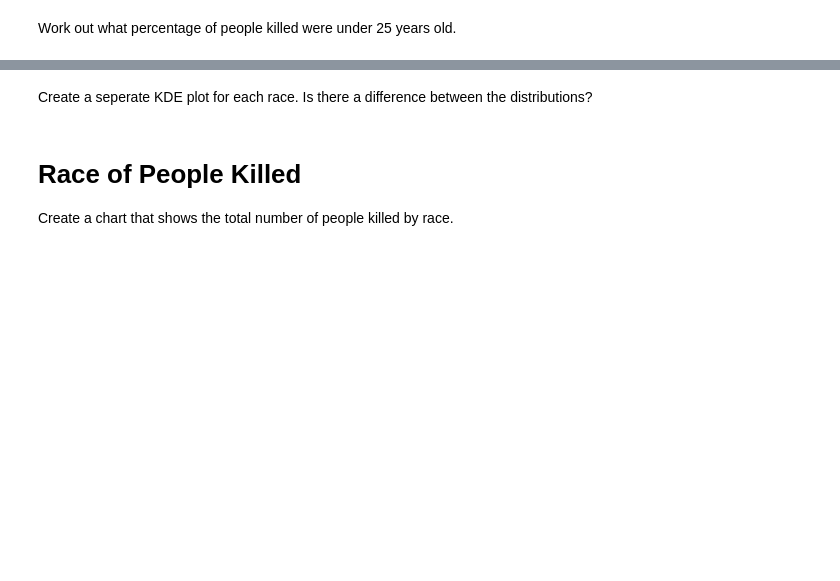
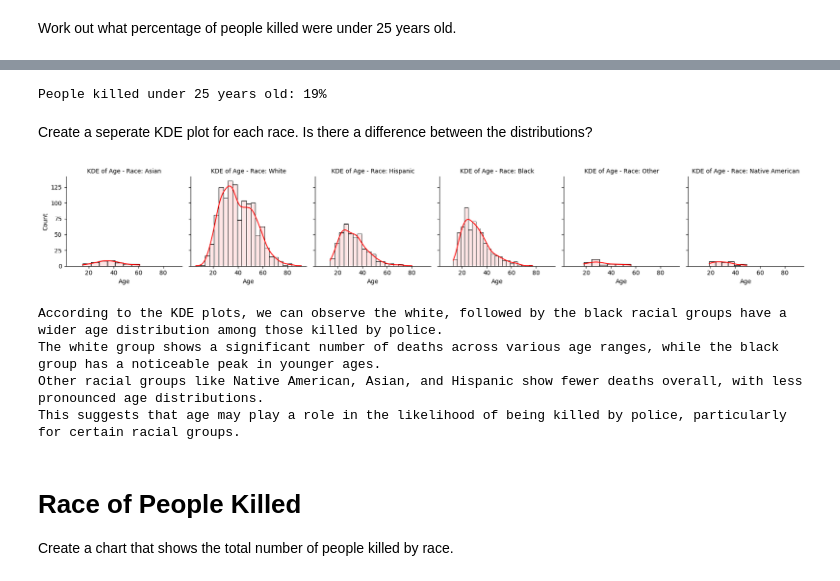
Before and after one commit to Lucasqrz1/100_days_of_code, a Jupyter notebook: Day_100/Fatal_Force_(start).ipynb, the cells around one changed output, grey strips where cells are left out. Saved outputs shown, nothing was run; the diff lists cells and outputs as text; code cells hidden in the pictures; blank space fills up the shorter version.

```diff
--- a/Day_100/Fatal_Force_(start).ipynb
+++ b/Day_100/Fatal_Force_(start).ipynb
@@ -231,0 +329,2 @@ Create a histogram and KDE plot that shows the distribution of ages of the peopl
+# %%
+df_fatalities['race'].replace({'W': 'White', 'B': 'Black', 'N': 'Native American', 'A': 'Asian', 'H': 'Hispanic', 'O': 'Other'}, inplace=True)
@@ -232,5 +336,29 @@ Create a histogram and KDE plot that shows the distribution of ages of the peopl
+# %%
+killed_by_age = df_fatalities[df_fatalities['age'].notna()]
+under_25 = killed_by_age[killed_by_age['age'] < 25].value_counts().sum()
+total = killed_by_age.value_counts().sum()
+percentage = (under_25/total) * 100
+print(f'People killed under 25 years old: {round(percentage)}%')
+# %% [output]
+People killed under 25 years old: 19%
 # %% [markdown]
 Create a seperate KDE plot for each race. Is there a difference between the distributions?
+# %%
+g = sns.FacetGrid(killed_by_age, col="race")
+g.map(sns.histplot, 'age', kde=True, color='red', alpha=0.1)
+
+g.set_axis_labels('Age', 'Count')
+g.set_titles('KDE of Age - Race: {col_name}')
+
+plt.show()
+
+print("According to the KDE plots, we can observe the white, followed by the black racial groups have a wider age distribution among those killed by police.\nThe white group shows a significant number of deaths across various age ranges, while the black group has a noticeable peak in younger ages.\nOther racial groups like Native American, Asian, and Hispanic show fewer deaths overall, with less pronounced age distributions.\nThis suggests that age may play a role in the likelihood of being killed by police, particularly for certain racial groups.")
+# %% [output]
+[figure, added]
+According to the KDE plots, we can observe the white, followed by the black racial groups have a wider age distribution among those killed by police.
+The white group shows a significant number of deaths across various age ranges, while the black group has a noticeable peak in younger ages.
+Other racial groups like Native American, Asian, and Hispanic show fewer deaths overall, with less pronounced age distributions.
+This suggests that age may play a role in the likelihood of being killed by police, particularly for certain racial groups.
 # %% [markdown]
 # Race of People Killed
 
```
Also changed, not shown: parts of 28 cells of this notebook.
